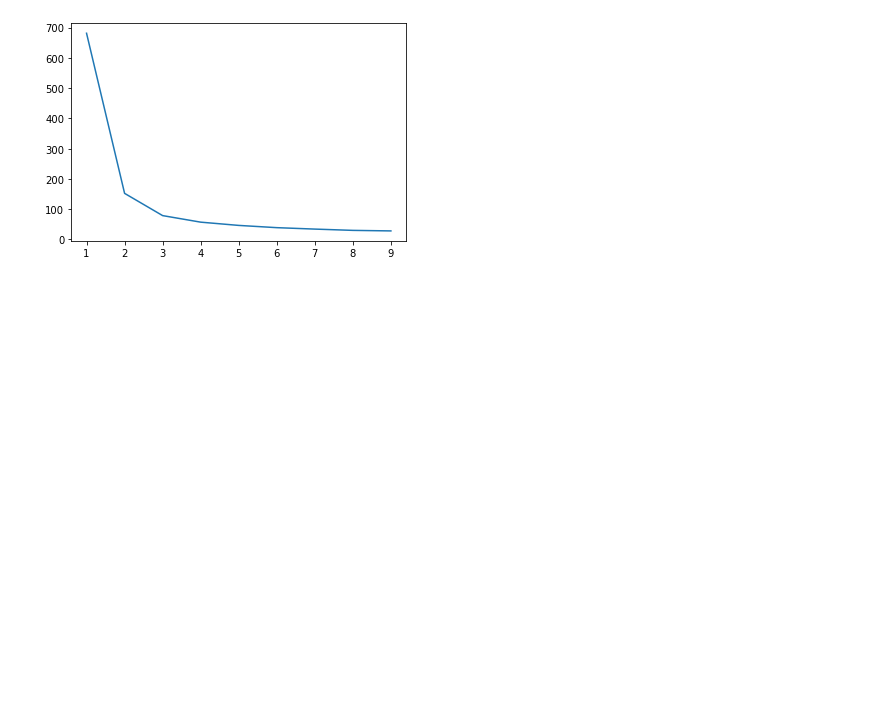
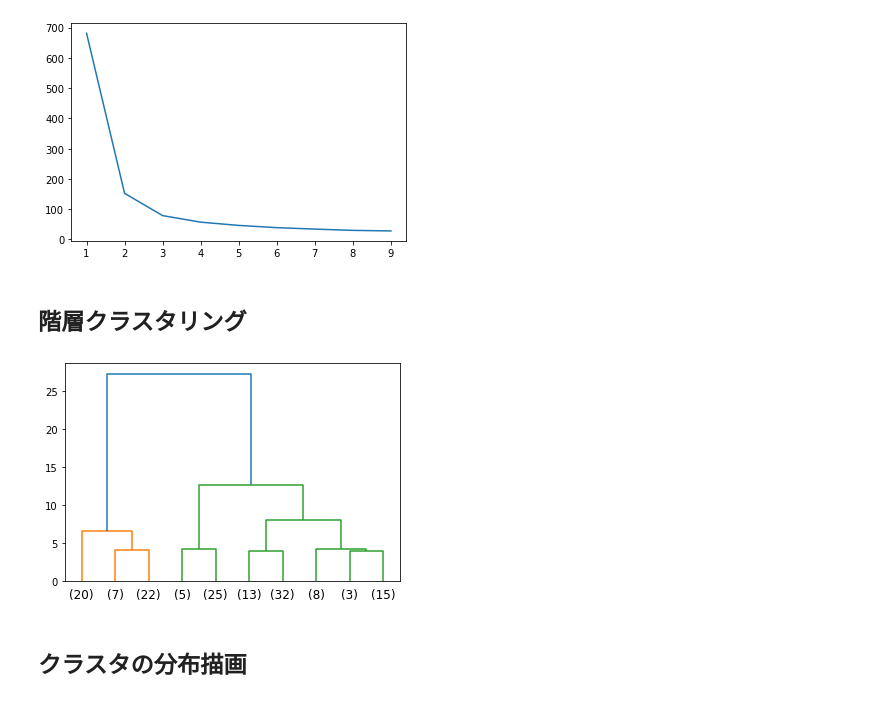
Before and after one commit to shu-suzuki-1124/machine_learning_practice, a Jupyter notebook: lesson12.ipynb, the cells around one changed output. Drawn from its saved outputs; the diff is of its cells as text; code cells hidden in the pictures; blank space fills up the shorter version.

Commit message:
階層クラスタリング

```diff
--- a/lesson12.ipynb
+++ b/lesson12.ipynb
@@ -54,3 +54,16 @@ plt.plot(range(1, 10), losses)
 # %% [output]
 [<matplotlib.lines.Line2D at 0x...>]
 [figure]
+# %% [markdown]
+## 階層クラスタリング
+# %%
+from scipy.cluster.hierarchy import linkage, dendrogram, fcluster
+
+Z = linkage(X_scaled, method='ward')
+# [クラスター要素1, クラスター要素2, 距離, データ数]の配列が返却される
+
+d = dendrogram(Z, truncate_mode='lastp', p=10)
+# %% [output]
+[figure, added]
+# %% [markdown]
+ ## クラスタの分布描画
```
Also changed, not shown: parts of 2 cells of this notebook.
